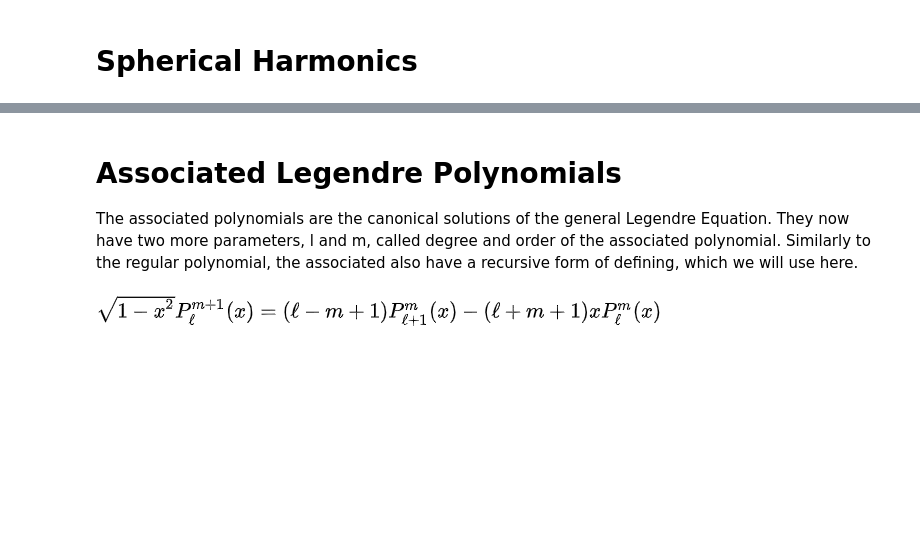
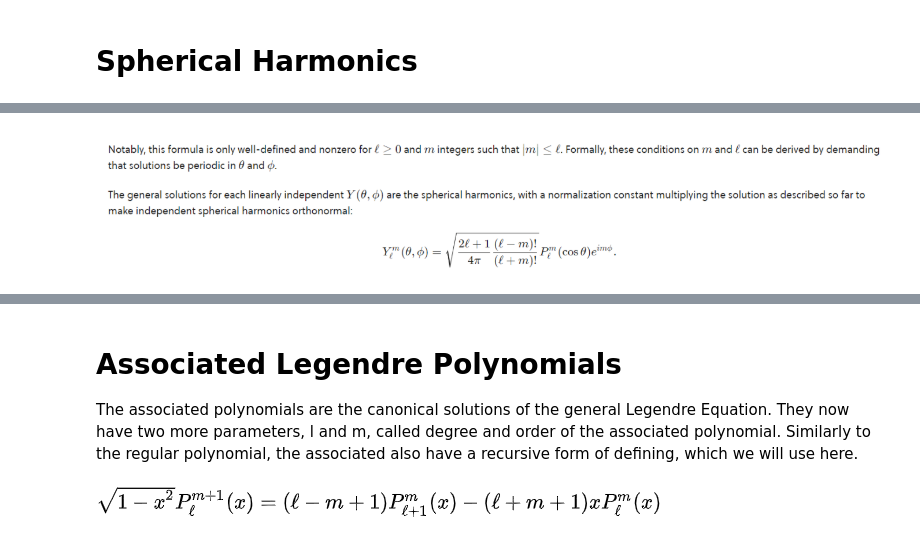
Before and after one commit to FernandoDeCome/Spherical_Harmonics, a Jupyter notebook: Spherical_Harmonics.ipynb, the cells around one changed output, grey strips where cells are left out. Drawn from its saved outputs; the diff is of its cells as text; code cells hidden in the pictures; blank space fills up the shorter version.

```diff
--- a/Spherical_Harmonics.ipynb
+++ b/Spherical_Harmonics.ipynb
@@ -23,0 +18,4 @@ Given that P(x) = 0 for n = 0 and P(x) = 1 for n = 1:
+# %%
+Image(r'C:\Users\ferna\Jupyter_Notebook\Spherical_Harmonics\Image3.png')
+# %% [output]
+[figure, added]
```
Also changed, not shown: parts of 9 cells of this notebook.
